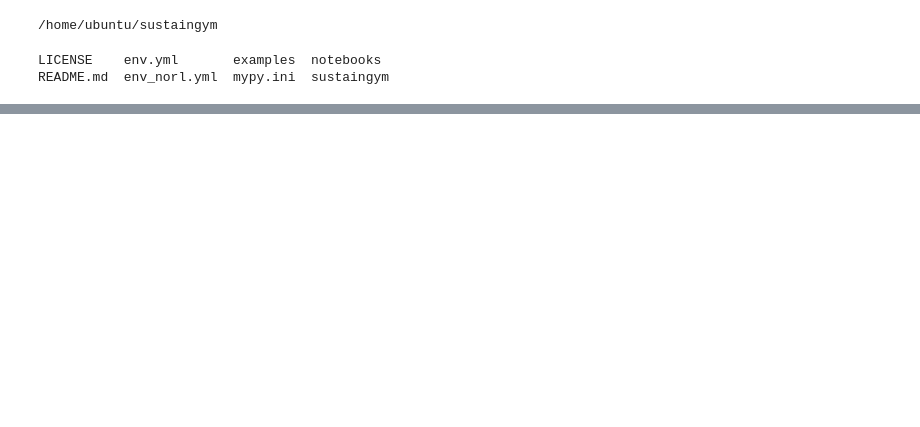
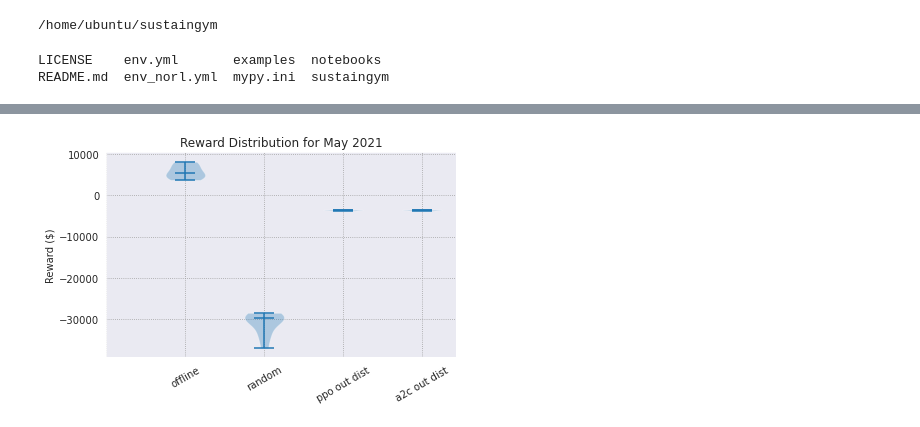
Before and after one commit to chrisyeh96/sustaingym, a Jupyter notebook: examples/model_analysis.ipynb, the cells around one changed output, grey strips where cells are left out. Saved outputs shown, nothing was run; the diff lists cells and outputs as text; code cells hidden in the pictures; blank space fills up the shorter version.

```diff
--- a/examples/model_analysis.ipynb
+++ b/examples/model_analysis.ipynb
@@ -59,0 +160,30 @@ plt.show()
+# %%
+fig, ax = plt.subplots()
+
+env_2021 = BatteryStorageInGridEnv(month='2021-05', seed=215)
+
+ppo_in_dist = PPO.load('examples/model_2019_5.zip')
+a2c_in_dist = A2C.load('examples/model_A2C_2019_5.zip')
+
+offline_rewards = get_offline_optimal(10, env_2021)
+ppo_out_dist_rewards = run_model_for_evaluation(ppo_in_dist, 10, env_2021)
+a2c_out_dist_rewards = run_model_for_evaluation(a2c_in_dist, 10, env_2021)
+random_rewards = get_random_action_rewards(10, env_2021)
+
+data = [offline_rewards, random_rewards, ppo_out_dist_rewards, a2c_out_dist_rewards]
+labels = ['', 'offline', 'random', 'ppo out dist', 'a2c out dist']
+
+ax.violinplot(data, showmedians=True)
+
+ax.set_ylabel('Reward ($)')
+ax.set_title('Reward Distribution for May 2021')
+x = np.arange(len(labels))  # the label locations
+ax.set_xticks(x, labels)
+plt.xticks(rotation=30)
+
+fig.tight_layout()
+
+plt.savefig('algo_comp_2021.png', dpi=300)
+plt.show()
+# %% [output]
+[figure, added]
```
Also changed, not shown: parts of 6 cells of this notebook, 18 other files.
